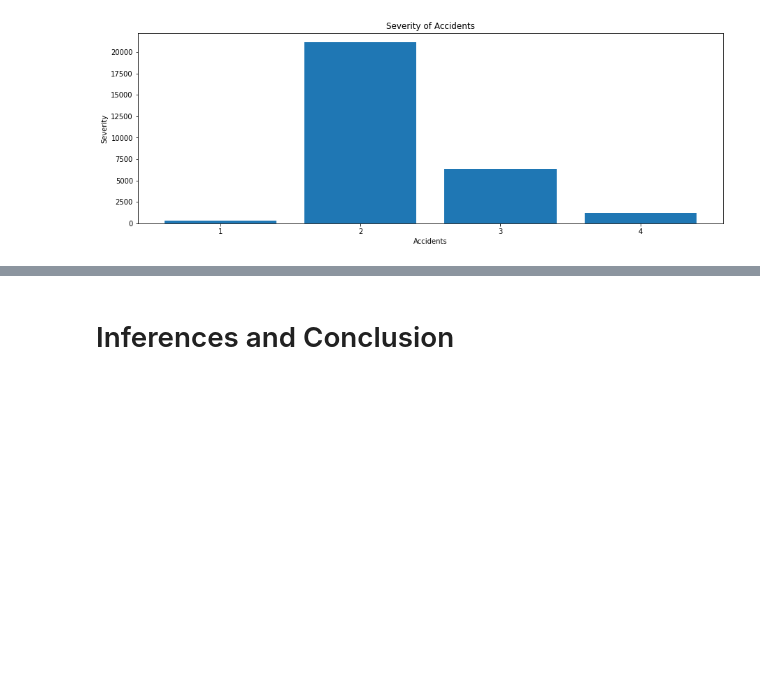
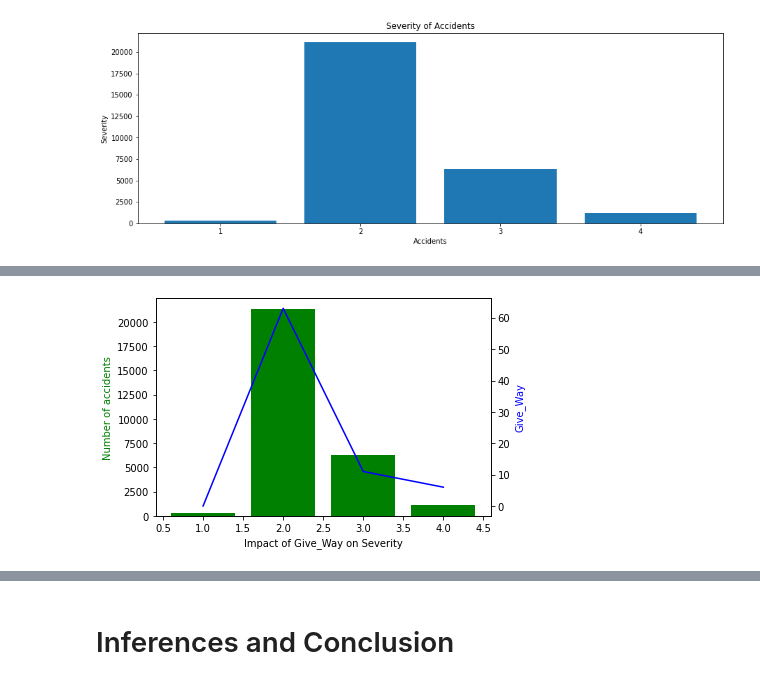
Before and after one commit to MaaviaAsghar4/US_Accidents_Analysis-EDA-, a Jupyter notebook: US_Accidents_EDA.ipynb, the cells around one changed output, grey strips where cells are left out. Cells and saved outputs as stored; diff of their text form; code cells hidden in the pictures; blank space fills up the shorter version.

```diff
--- a/US_Accidents_EDA.ipynb
+++ b/US_Accidents_EDA.ipynb
@@ -217,0 +218,5 @@ memory usage: 3.0+ MB
+# %%
+# Impact of Give_Way on severity
+factorsAffectingSeverity('Give_Way')
+# %% [output]
+[figure, added]
```
Also changed, not shown: parts of 18 cells of this notebook.
